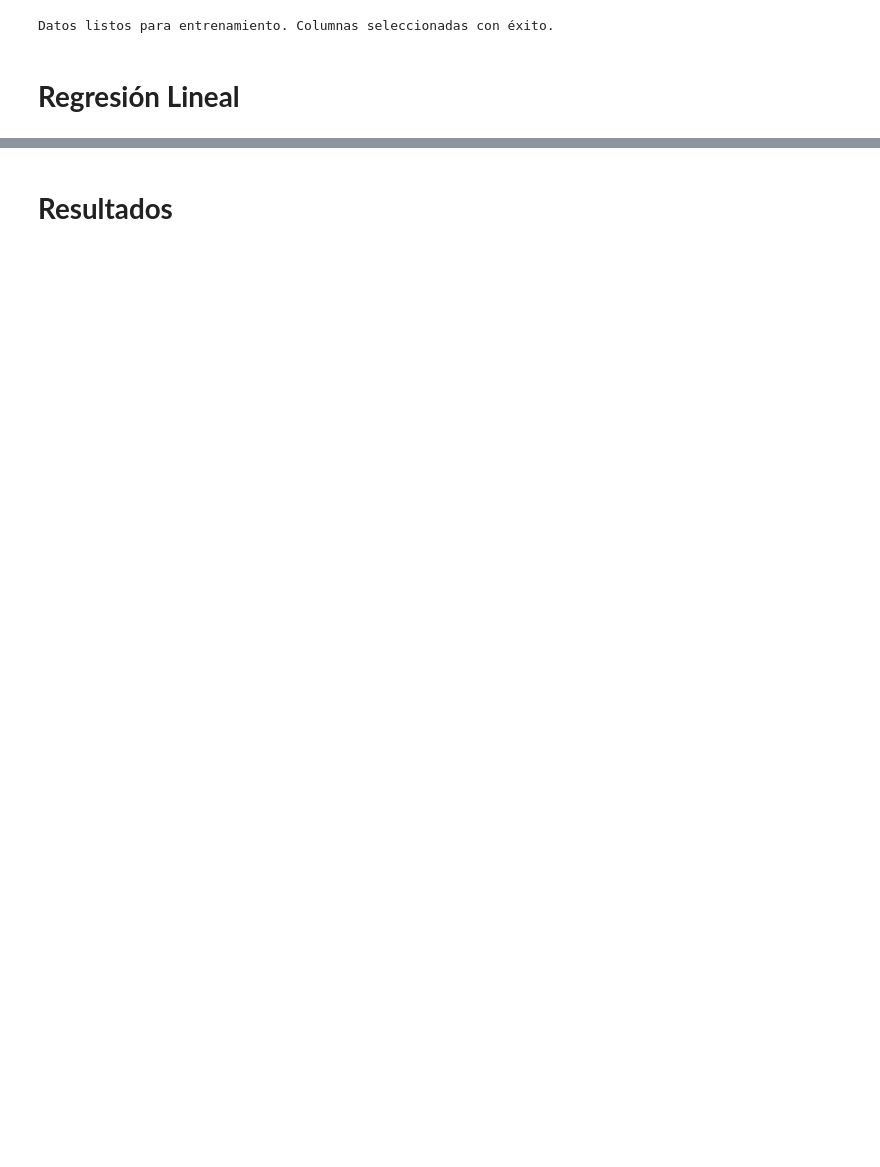
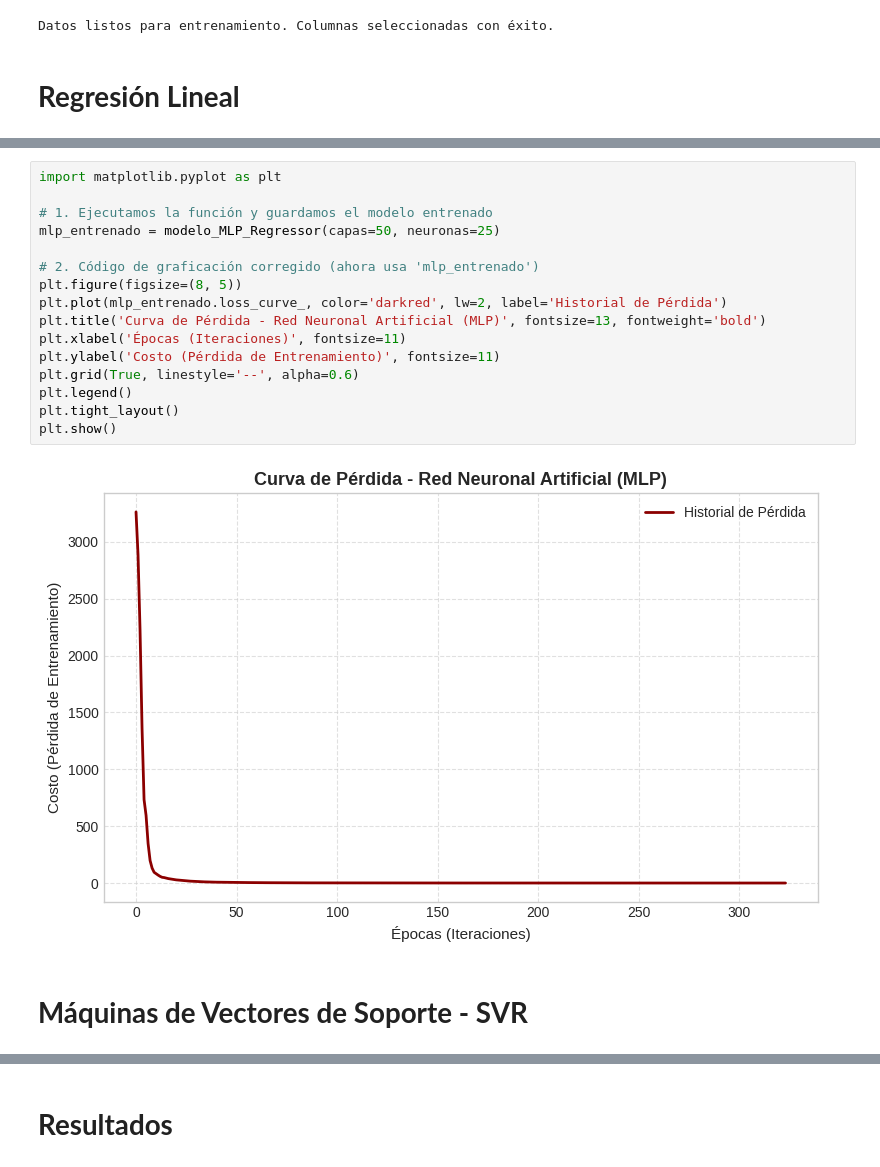
Before and after one commit to zerstoren1234567/Coffee_Quality, a Jupyter notebook: Entrenamiento_y_evaluacion_de_modelos.ipynb, the cells around one changed output, grey strips where cells are left out. Cells and saved outputs as stored; diff of their text form; blank space fills up the shorter version.

```diff
--- a/Entrenamiento_y_evaluacion_de_modelos.ipynb
+++ b/Entrenamiento_y_evaluacion_de_modelos.ipynb
@@ -112,0 +353,20 @@ R2 Score: 0.9826
+# %%
+import matplotlib.pyplot as plt
+
+# 1. Ejecutamos la función y guardamos el modelo entrenado
+mlp_entrenado = modelo_MLP_Regressor(capas=50, neuronas=25)
+
+# 2. Código de graficación corregido (ahora usa 'mlp_entrenado')
+plt.figure(figsize=(8, 5))
+plt.plot(mlp_entrenado.loss_curve_, color='darkred', lw=2, label='Historial de Pérdida')
+plt.title('Curva de Pérdida - Red Neuronal Artificial (MLP)', fontsize=13, fontweight='bold')
+plt.xlabel('Épocas (Iteraciones)', fontsize=11)
+plt.ylabel('Costo (Pérdida de Entrenamiento)', fontsize=11)
+plt.grid(True, linestyle='--', alpha=0.6)
+plt.legend()
+plt.tight_layout()
+plt.show()
+# %% [output]
+[figure, added]
+# %% [markdown]
+# **Máquinas de Vectores de Soporte - SVR**
```
Also changed, not shown: parts of 33 cells of this notebook.
